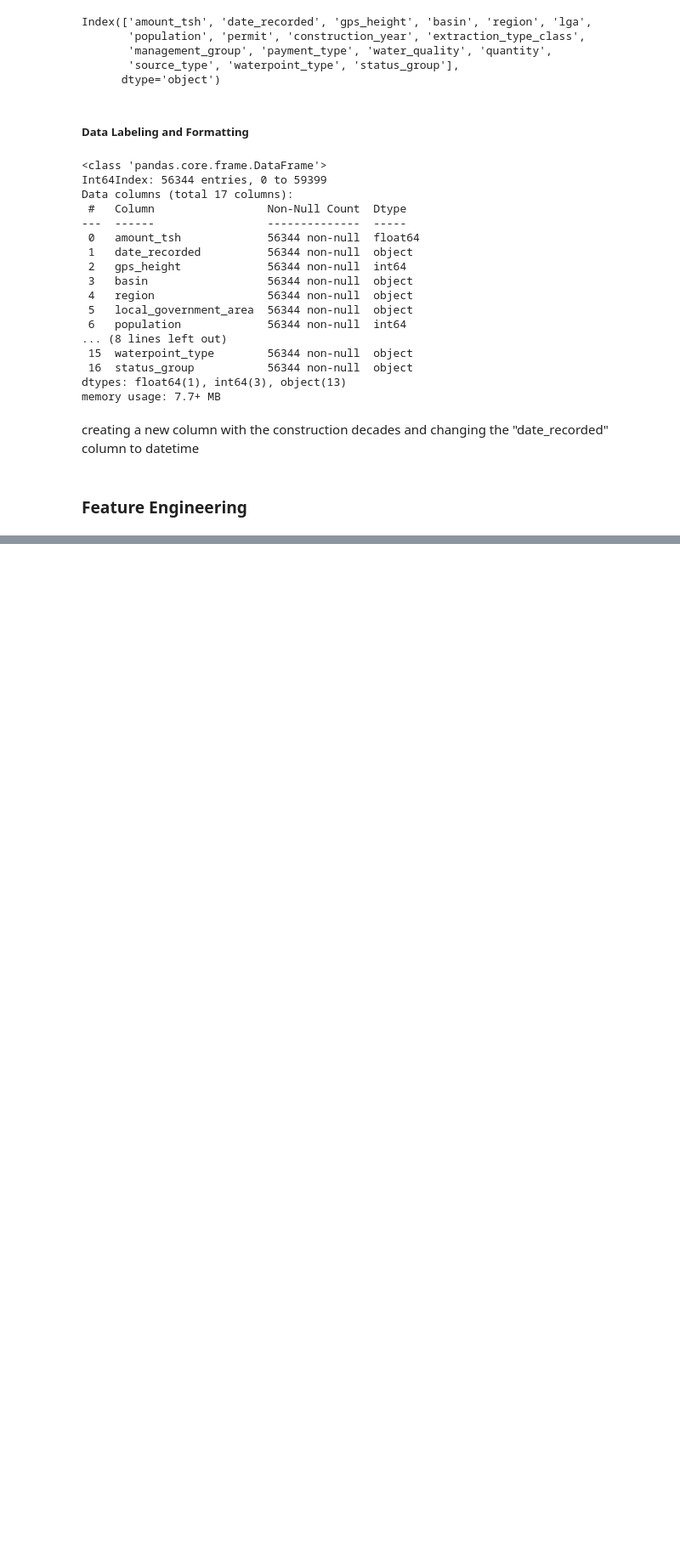
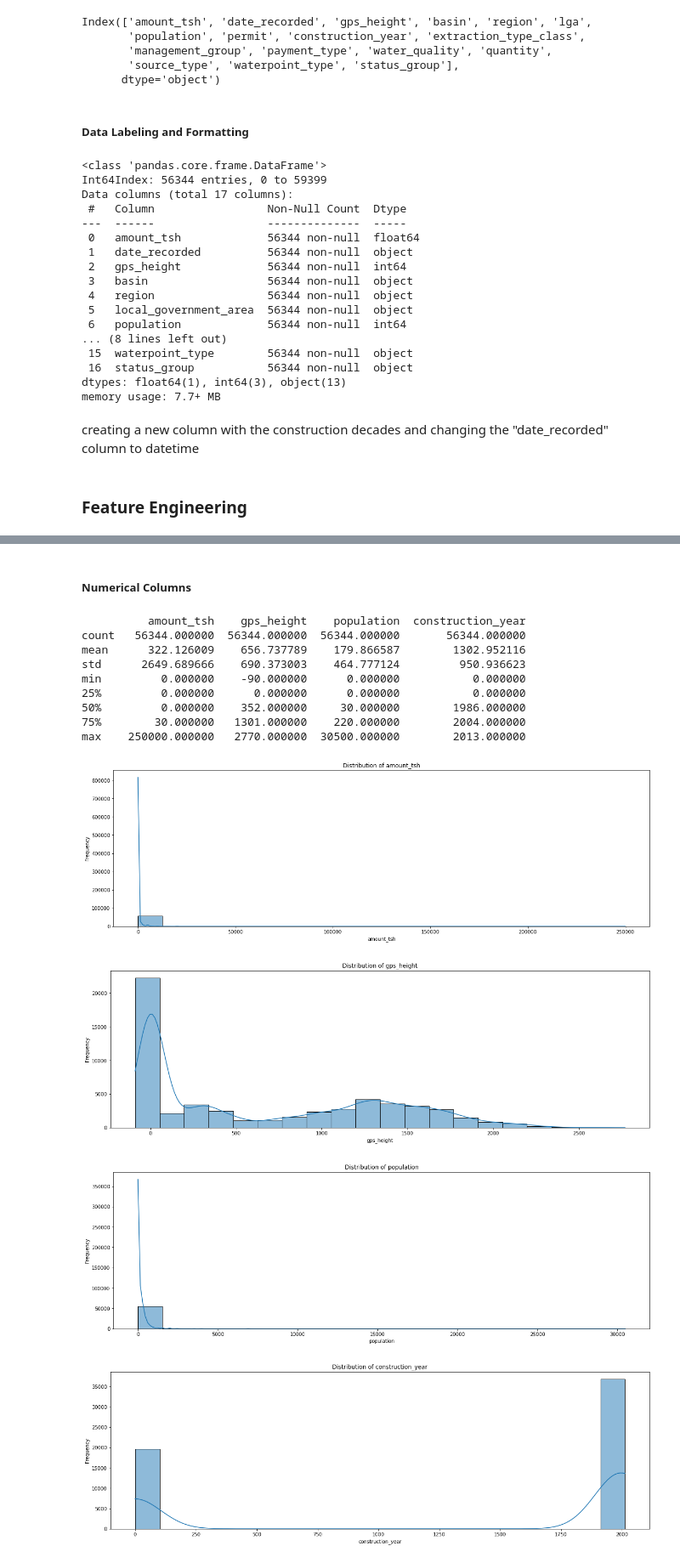
Before and after one commit to paulngatia/PHASE-3-PROJECT, a Jupyter notebook: index.ipynb, the cells around one changed output, grey strips where cells are left out. Shown: that part at 85% size. Cells and saved outputs as stored; diff of their text form; code cells hidden in the pictures; blank space fills up the shorter version.

```diff
--- a/index.ipynb
+++ b/index.ipynb
@@ -539,0 +590,35 @@ creating a new column with the construction decades and changing the "date_recor
+# %% [markdown]
+##### Numerical Columns
+# %%
+def analyze_numeric_columns(dataframe):
+    # Get the numeric columns
+    numeric_columns = dataframe.select_dtypes(include=['float64', 'int64'])
+
+    # Describe statistics of numeric columns
+    statistics = numeric_columns.describe()
+    print(statistics)
+
+    # Plot distributions of numeric columns
+    for column in numeric_columns.columns:
+        plt.figure(figsize=(20, 6))
+        sns.histplot(dataframe[column], kde=True, bins=20)
+        plt.title(f"Distribution of {column}")
+        plt.xlabel(column)
+        plt.ylabel("Frequency")
+        plt.show()
+# %%
+analyze_numeric_columns(dfn)
+# %% [output]
+          amount_tsh    gps_height    population  construction_year
+count   56344.000000  56344.000000  56344.000000       56344.000000
+mean      322.126009    656.737789    179.866587        1302.952116
+std      2649.689666    690.373003    464.777124         950.936623
+min         0.000000    -90.000000      0.000000           0.000000
+25%         0.000000      0.000000      0.000000           0.000000
+50%         0.000000    352.000000     30.000000        1986.000000
+75%        30.000000   1301.000000    220.000000        2004.000000
+max    250000.000000   2770.000000  30500.000000        2013.000000
+[figure, added]
+[figure, added]
+[figure, added]
+[figure, added]
```
Also changed, not shown: parts of 40 cells of this notebook.
